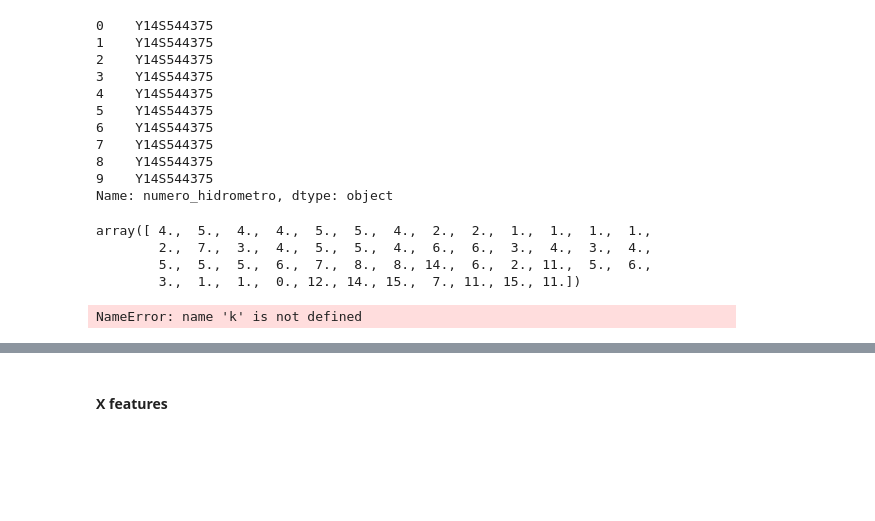
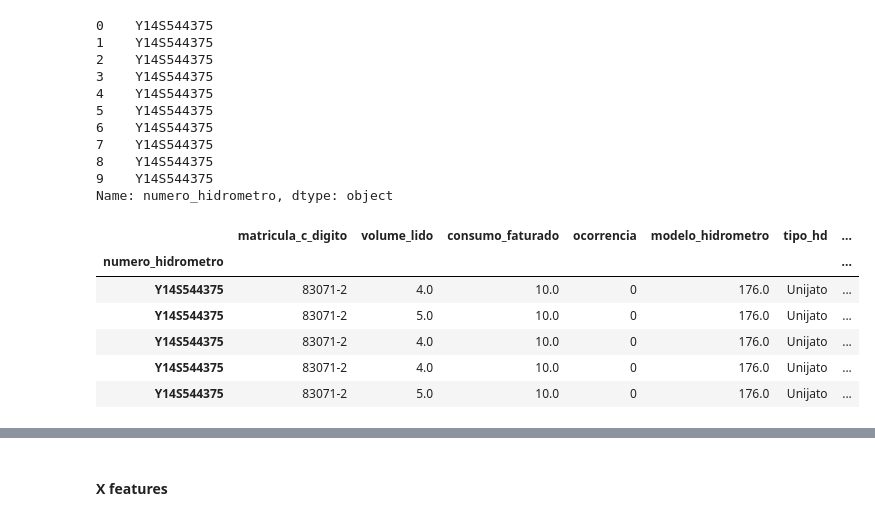
Before and after one commit to Uiuran/stattus4-audio-models, a Jupyter notebook: Hidrometer_Consumption.ipynb, the cells around one changed output, grey strips where cells are left out. Cells and saved outputs as stored; diff of their text form; code cells hidden in the pictures; blank space fills up the shorter version.

```diff
--- a/Hidrometer_Consumption.ipynb
+++ b/Hidrometer_Consumption.ipynb
@@ -15,7 +16,8 @@ from sklearn.model_selection import train_test_split
 # %% [markdown]
 ### Load Data
 # %%
-df = pd.read_csv('/home/stattus4dpenalva/stattus4/dados/SQL - Stattus4V2.csv',sep=';')
+df = pd.read_csv('/home/humannoise/Desktop/Data Sample/SQL - Stattus4V2.csv',sep=';')
+df.dropna(axis=0,thresh=1)
 df.head(10)
 # %% [output]
 |  | matricula_c_digito | numero_hidrometro | volume_lido | consumo_faturado | ocorrencia | modelo_hidrometro | ... |
@@ -47,16 +49,15 @@ col.head(10)
 9    Y14S544375
 Name: numero_hidrometro, dtype: object
 # %%
-df = df.set_index('numero_hidrometro')
+df0 = df.copy().set_index('numero_hidrometro')
+df0.head()
+# %% [output]
+|  | matricula_c_digito | volume_lido | consumo_faturado | ocorrencia | modelo_hidrometro | tipo_hd | ... |
+| numero_hidrometro |  |  |  |  |  |  | ... |
+| Y14S544375 | 83071-2 | 4.0 | 10.0 | 0 | 176.0 | Unijato | ... |
+| Y14S544375 | 83071-2 | 5.0 | 10.0 | 0 | 176.0 | Unijato | ... |
+| Y14S544375 | 83071-2 | 4.0 | 10.0 | 0 | 176.0 | Unijato | ... |
+| Y14S544375 | 83071-2 | 4.0 | 10.0 | 0 | 176.0 | Unijato | ... |
+| Y14S544375 | 83071-2 | 5.0 | 10.0 | 0 | 176.0 | Unijato | ... |
-# %%
-a = df.index.unique()
-np.array(df.loc[a.array[0],'volume_lido'])
-# %% [output]
-array([ 4.,  5.,  4.,  4.,  5.,  5.,  4.,  2.,  2.,  1.,  1.,  1.,  1.,
-        2.,  7.,  3.,  4.,  5.,  5.,  4.,  6.,  6.,  3.,  4.,  3.,  4.,
-        5.,  5.,  5.,  6.,  7.,  8.,  8., 14.,  6.,  2., 11.,  5.,  6.,
-        3.,  1.,  1.,  0., 12., 14., 15.,  7., 11., 15., 11.])
 # %%
-{k:v for v in np.array(df.loc[k,'volume_lido']) for k in df.index.unique().array}
+hydrometer_ts = {k:np.array(df0.loc[k,'volume_lido']) for k in np.array(df0.index.unique())}
-# %% [output]
-NameError: name 'k' is not defined
```
Also changed, not shown: parts of 22 cells of this notebook.
